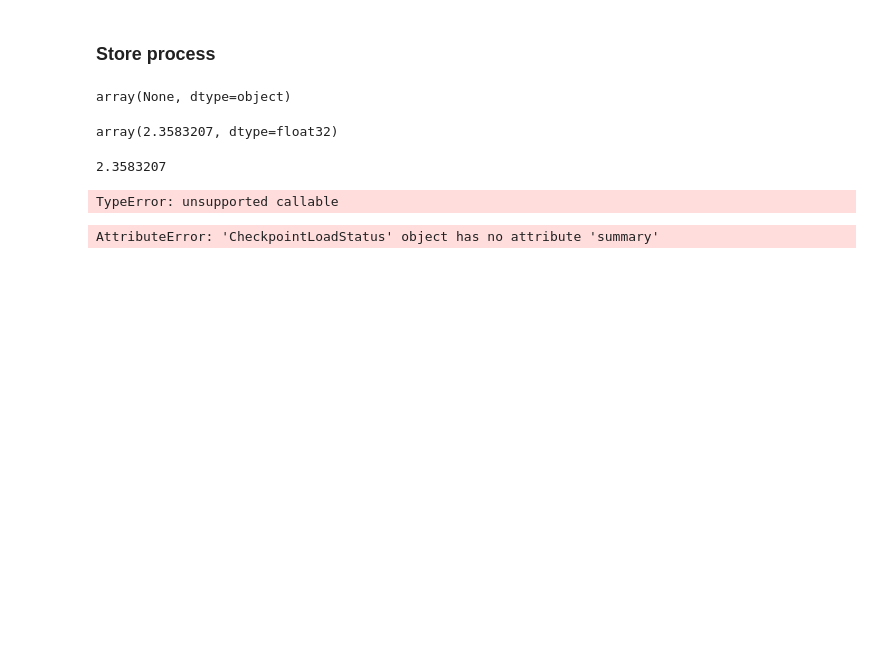
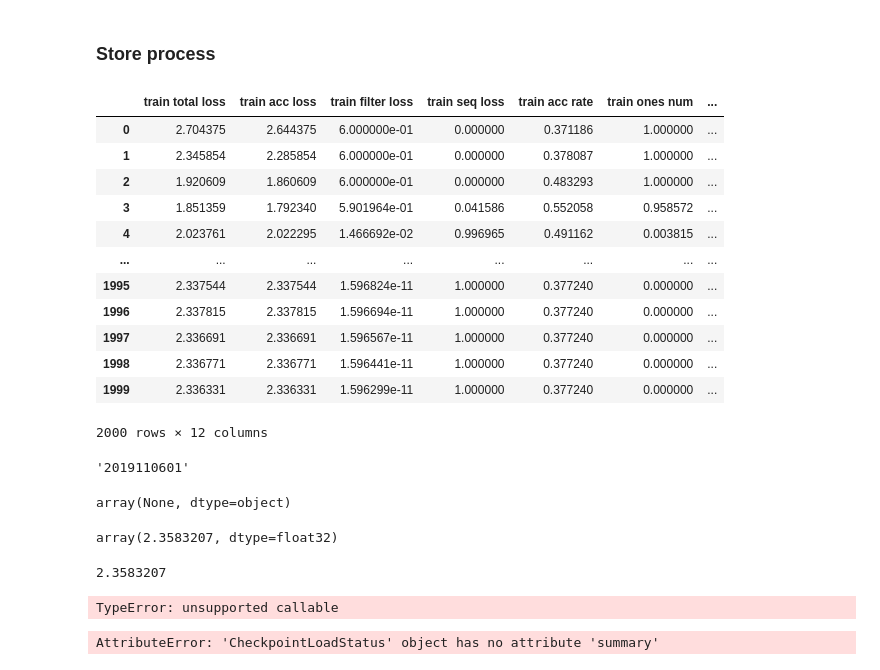
Before and after one commit to tychen5/SequenceFramework, a Jupyter notebook: 3-1.BaselineModel_Reuters.ipynb, the cells around one changed output. Saved outputs shown, nothing was run; the diff lists cells and outputs as text; code cells hidden in the pictures; blank space fills up the shorter version.

Commit message:
experiments of alpha beta gamma

```diff
--- a/3-1.BaselineModel_Reuters.ipynb
+++ b/3-1.BaselineModel_Reuters.ipynb
@@ -237,8 +237,8 @@ class base_model(Model):
 model = base_model()
 # %%
 # partial1 model
-init_w = tensorflow.keras.initializers.Constant(value=1.1) #portyion=0.6, w=0.9, b = 0.8-0.85 (0.83從0開始)
-init_b = tensorflow.keras.initializers.Constant(value=1.1) #w=1 ; b=0.499, portion=1
+init_w = tensorflow.keras.initializers.Constant(value=1.2) #portyion=0.6, w=0.9, b = 0.8-0.85 (0.83從0開始)
+init_b = tensorflow.keras.initializers.Constant(value=1.2) #w=1 ; b=0.499, portion=1
 def onezero(x):
     portion = 0.6#0.6#0.6 #0.6~1
     z = tf.where(x>=1.0, x - x + 1.0, x)
@@ -342,9 +337,10 @@ array([[1, 1, 1, 1],
        [1, 1, 1, 1],
        [1, 1, 1, 1]], dtype=int32)>
 # %%
-batch_size = 128 #,reshuffle_each_iteration=True
-train_ds = tf.data.Dataset.from_tensor_slices((trainX,y_train)).shuffle(trainX.shape[0]).batch(batch_size)
-valid_ds = tf.data.Dataset.from_tensor_slices((testX,y_test)).batch(batch_size)
+記得要跑到一個好的data
+# batch_size = 128 #,reshuffle_each_iteration=True
+# train_ds = tf.data.Dataset.from_tensor_slices((trainX,y_train)).shuffle(trainX.shape[0]).batch(batch_size)
+# valid_ds = tf.data.Dataset.from_tensor_slices((testX,y_test)).batch(batch_size)
 # %%
 seq_num = 2 #連續幾個才叫做連續，要改modify_idx看有幾個
 
@@ -410,7 +406,7 @@ test_ones = tf.keras.metrics.Mean(name='test_ones') #ones_num
 test_accuracy = tf.keras.metrics.SparseCategoricalAccuracy(name='test_accuracy')
 # %%
 # seperate partial model
-alpha = 1.0 #pahse1: -0.1 / 0.0 ; phase2: 0.01~0.05~0.1 有1-就是希望1越多，沒1-就是希望0越多1越少
+alpha = 0.01 #pahse1: -0.1 / 0.0 ; phase2: 0.01~0.05~0.1 有1-就是希望1越多，沒1-就是希望0越多1越少
 beta = 1.0 #clf loss 越大越要求分好
 gamma = 0.0 #seqloss 越大越要求連續
 #-0.001 / 1.0 / 1.0
@@ -510,7 +506,7 @@ def test_step(x,yc):
 '''
 # %%
 EPOCHS = 2000
-DateID = '2019110502'
+DateID = '2019110602'
 
 saveP1 = './model/'+DateID+'/model1'
 saveP2 = './model/'+DateID+'/model2'
@@ -570,7 +566,7 @@ for epoch in range(EPOCHS):
         model1.save_weights(saveP1,save_format='tf')
         model2.save_weights(saveP2,save_format='tf')
         best_clf = test_accuracy.result()*100
-        print('===MODEL WEIGHTS SAVED===',saveP1)
+        print('===MODEL WEIGHTS SAVED===',saveP1,saveP2)
     # Reset the metrics for the next epoch
     train_loss.reset_states()
     train_accloss.reset_states()
@@ -606,17 +602,38 @@ Epoch 139, Total Loss: 2.338125467300415, Clf Loss: 2.338125467300415, Filter Lo
 # %% [markdown]
 ### Store process
 # %%
-saveR = './results/'+DateID+'/losses_metrics.xlsx'
+save_dir = './results/'+DateID+'/'
+if not os.path.isdir(save_dir):
+    os.makedirs(save_dir, exist_ok=True)
+saveR = save_dir + 'losses_metrics.xlsx'
 data = {'train total loss':train_weighted_loss, 'train acc loss':train_loss_acc,
         'train filter loss':train_loss_filter,'train seq loss':train_loss_seq,
         'train acc rate':train_acc_rate, 'train ones num':train_ones_num,
         'test total loss':test_weighted_loss, 'test acc loss':test_loss_acc,
         'test filter loss':test_loss_filter, 'test seq loss': test_loss_seq,
         'test acc rate':test_acc_rate, 'test ones num':test_ones_num
        }
 df = pd.DataFrame(data)
 df.to_excel(saveR)
 df
+# %% [output]
+|  | train total loss | train acc loss | train filter loss | train seq loss | train acc rate | train ones num | ... |
+| 0 | 2.704375 | 2.644375 | 6.000000e-01 | 0.000000 | 0.371186 | 1.000000 | ... |
+| 1 | 2.345854 | 2.285854 | 6.000000e-01 | 0.000000 | 0.378087 | 1.000000 | ... |
+| 2 | 1.920609 | 1.860609 | 6.000000e-01 | 0.000000 | 0.483293 | 1.000000 | ... |
+| 3 | 1.851359 | 1.792340 | 5.901964e-01 | 0.041586 | 0.552058 | 0.958572 | ... |
+| 4 | 2.023761 | 2.022295 | 1.466692e-02 | 0.996965 | 0.491162 | 0.003815 | ... |
+| ... | ... | ... | ... | ... | ... | ... | ... |
+| 1995 | 2.337544 | 2.337544 | 1.596824e-11 | 1.000000 | 0.377240 | 0.000000 | ... |
+| 1996 | 2.337815 | 2.337815 | 1.596694e-11 | 1.000000 | 0.377240 | 0.000000 | ... |
+| 1997 | 2.336691 | 2.336691 | 1.596567e-11 | 1.000000 | 0.377240 | 0.000000 | ... |
+| 1998 | 2.336771 | 2.336771 | 1.596441e-11 | 1.000000 | 0.377240 | 0.000000 | ... |
+| 1999 | 2.336331 | 2.336331 | 1.596299e-11 | 1.000000 | 0.377240 | 0.000000 | ... |
+2000 rows × 12 columns
+# %%
+DateID
+# %% [output]
+'2019110601'
 # %%
 np.array(train_weighted_loss[0])
 # %% [output]
```
Also changed, not shown: parts of 3 cells of this notebook, 4 other files.
